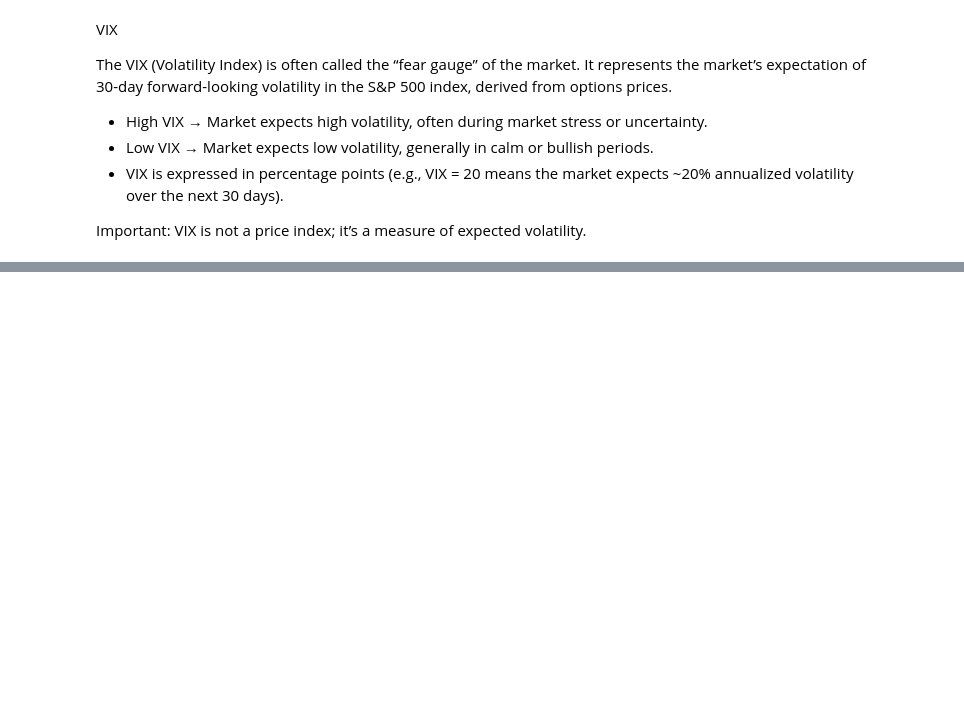
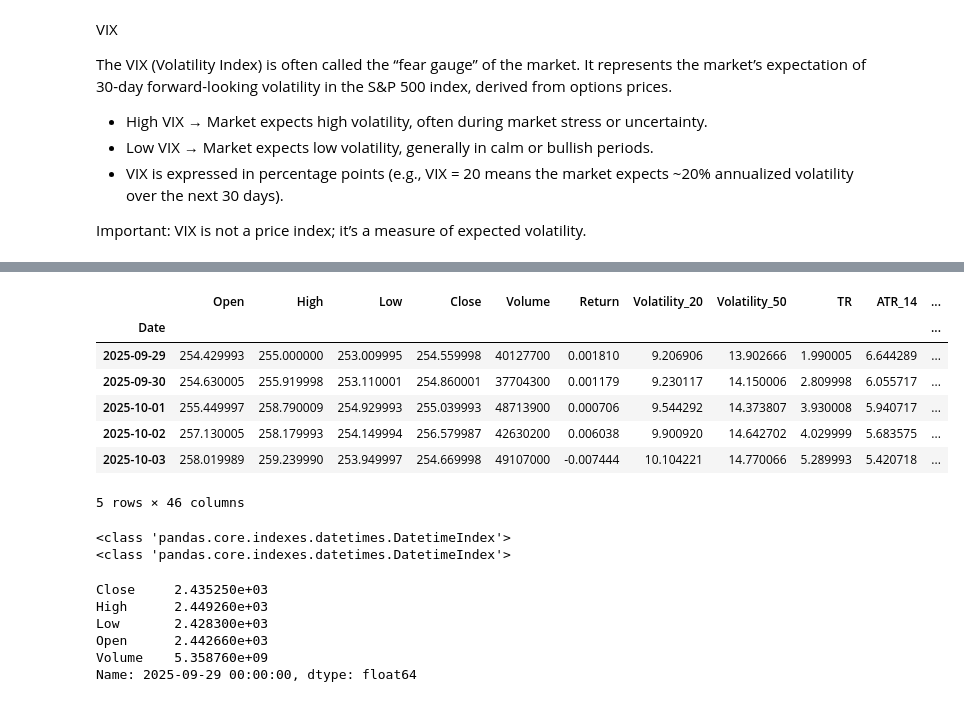
Before and after one commit to DawidK4/BSEPrediction, a Jupyter notebook: AAPL/aapl_data_cleaning_and_preprocessing.ipynb, the cells around one changed output, grey strips where cells are left out. Saved outputs shown, nothing was run; the diff lists cells and outputs as text; code cells hidden in the pictures; blank space fills up the shorter version.

Commit message:
added sp500 data to the data df

```diff
--- a/AAPL/aapl_data_cleaning_and_preprocessing.ipynb
+++ b/AAPL/aapl_data_cleaning_and_preprocessing.ipynb
@@ -248,0 +305,26 @@ for lag in range(1, 6):
+# %%
+data.tail()
+# %% [output]
+|  | Open | High | Low | Close | Volume | Return | Volatility_20 | Volatility_50 | TR | ATR_14 | ... |
+| Date |  |  |  |  |  |  |  |  |  |  | ... |
+| 2025-09-29 | 254.429993 | 255.000000 | 253.009995 | 254.559998 | 40127700 | 0.001810 | 9.206906 | 13.902666 | 1.990005 | 6.644289 | ... |
+| 2025-09-30 | 254.630005 | 255.919998 | 253.110001 | 254.860001 | 37704300 | 0.001179 | 9.230117 | 14.150006 | 2.809998 | 6.055717 | ... |
+| 2025-10-01 | 255.449997 | 258.790009 | 254.929993 | 255.039993 | 48713900 | 0.000706 | 9.544292 | 14.373807 | 3.930008 | 5.940717 | ... |
+| 2025-10-02 | 257.130005 | 258.179993 | 254.149994 | 256.579987 | 42630200 | 0.006038 | 9.900920 | 14.642702 | 4.029999 | 5.683575 | ... |
+| 2025-10-03 | 258.019989 | 259.239990 | 253.949997 | 254.669998 | 49107000 | -0.007444 | 10.104221 | 14.770066 | 5.289993 | 5.420718 | ... |
+5 rows × 46 columns
+# %%
+print(type(data.index))
+print(type(sp_500.index))
+# %% [output]
+<class 'pandas.core.indexes.datetimes.DatetimeIndex'>
+<class 'pandas.core.indexes.datetimes.DatetimeIndex'>
+# %%
+sp_500.loc['2025-09-29']
+# %% [output]
+Close     2.435250e+03
+High      2.449260e+03
+Low       2.428300e+03
+Open      2.442660e+03
+Volume    5.358760e+09
+Name: 2025-09-29 00:00:00, dtype: float64
```
Also changed, not shown: parts of 8 cells of this notebook, 1 other file.
